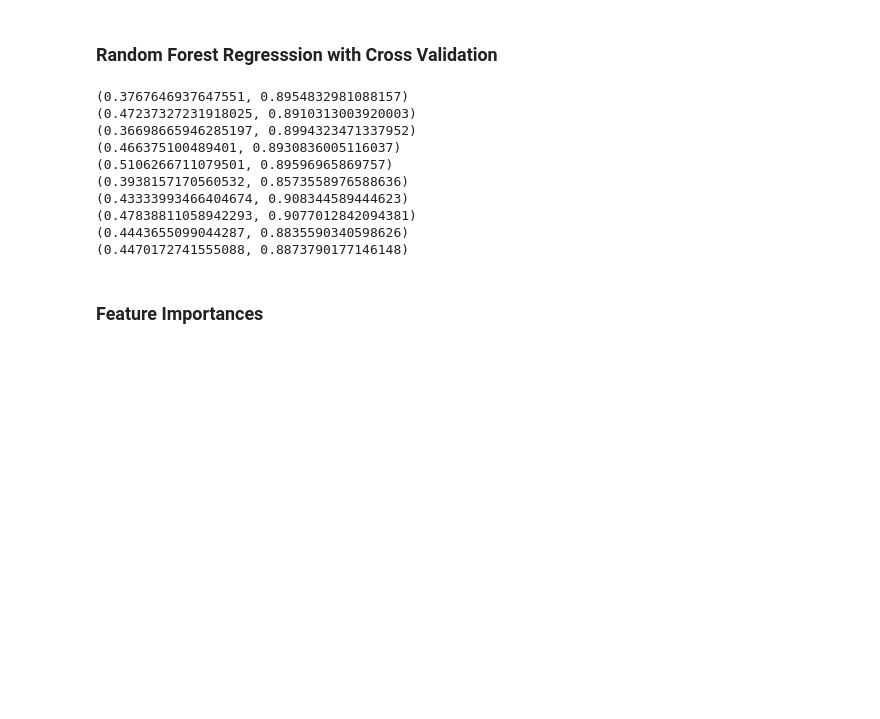
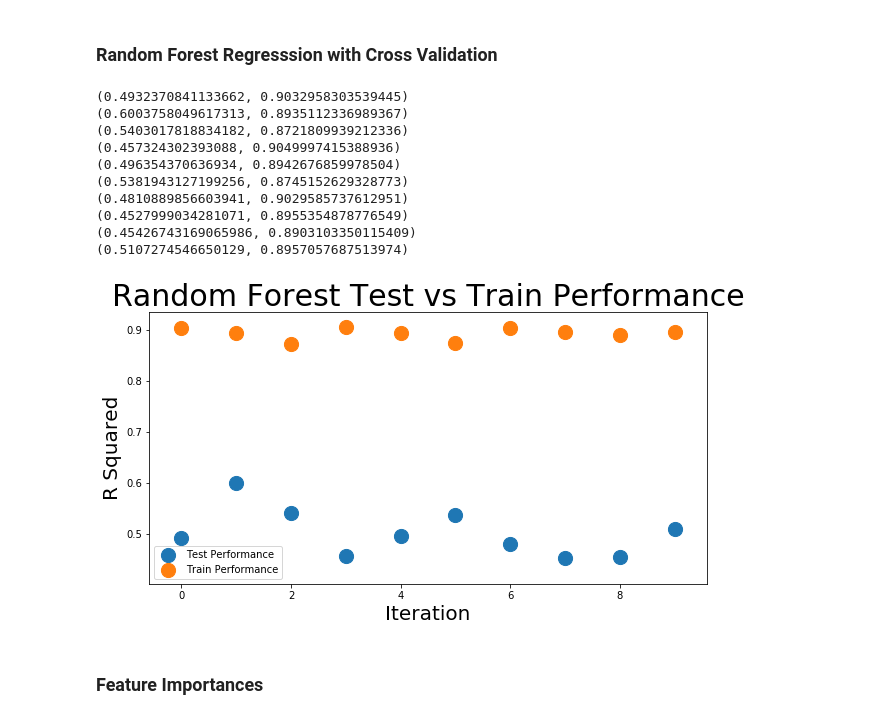
Before and after one commit to jitsen-design/Data-607-Final-Project, a Jupyter notebook: regression.ipynb, the cells around one changed output. Cells and saved outputs as stored; diff of their text form; code cells hidden in the pictures; blank space fills up the shorter version.

```diff
--- a/regression.ipynb
+++ b/regression.ipynb
@@ -100,0 +125,8 @@ test_train_iterations(X,y,10)
+# %%
+lr = Ridge(fit_intercept=True,
+           normalize=True)
+lr.fit(X, y)
+
+pd.DataFrame(sorted(zip(X.columns,[abs(x) for x in lr.coef_]),key = lambda x: x[1], reverse=True)[:10])\
+            .rename(columns={0:'Feature',
+                             1:'Absolute Coefficient'})
@@ -103,26 +147,46 @@ test_train_iterations(X,y,10)
 # %%
 def rf_performance(X,y):
     X_train, X_test, y_train, y_test = train_test_split(X, y, test_size=0.3)
-    rand_forest = RandomForestRegressor(n_estimators=5, min_samples_split=2)
+    rand_forest = RandomForestRegressor(n_estimators=5,
+                                        min_samples_split=2)
     rand_forest.fit(X_train, y_train)
     return rand_forest.score(X_test, y_test), rand_forest.score(X_train, y_train)
 
-def test_train_iterations(X,y,z=10):
+def rf_test_train_iterations(X,y,z=10):
+    train_list = []
+    test_list = []
     for i in range(z):
-        print(rf_performance(X,y))
+        result = rf_performance(X,y)
+        print(result)
+        train_list.append(result[1])
+        test_list.append(result[0])
+    plt.figure(figsize = (10,5));
+    plt.scatter(x=[x for x in range(z)],
+            y=test_list,
+            s=200,
+            label = 'Test Performance')
+    plt.scatter(x=[x for x in range(z)],
+             y=train_list,
+             s=200,
+             label = 'Train Performance')
+    plt.ylabel('R Squared', fontsize = 20);
+    plt.xlabel('Iteration', fontsize = 20);
+    plt.title('Random Forest Test vs Train Performance', fontsize = 30);
+    plt.legend(fontsize = 10);
 
-test_train_iterations(X,y,10)
+rf_test_train_iterations(X,y,10)
 # %% [output]
-(0.3767646937647551, 0.8954832981088157)
-(0.47237327231918025, 0.8910313003920003)
-(0.36698665946285197, 0.8994323471337952)
-(0.466375100489401, 0.8930836005116037)
-(0.5106266711079501, 0.89596965869757)
-(0.3938157170560532, 0.8573558976588636)
-(0.43333993466404674, 0.908344589444623)
-(0.47838811058942293, 0.9077012842094381)
-(0.4443655099044287, 0.8835590340598626)
-(0.4470172741555088, 0.8873790177146148)
+(0.4932370841133662, 0.9032958303539445)
+(0.6003758049617313, 0.8935112336989367)
+(0.5403017818834182, 0.8721809939212336)
+(0.457324302393088, 0.9049997415388936)
+(0.496354370636934, 0.8942676859978504)
+(0.5381943127199256, 0.8745152629328773)
+(0.4810889856603941, 0.9029585737612951)
+(0.4527999034281071, 0.8955354878776549)
+(0.45426743169065986, 0.8903103350115409)
+(0.5107274546650129, 0.8957057687513974)
+[figure, added]
 # %% [markdown]
 ### Feature Importances
 # %%
```
Also changed, not shown: parts of 24 cells of this notebook.
